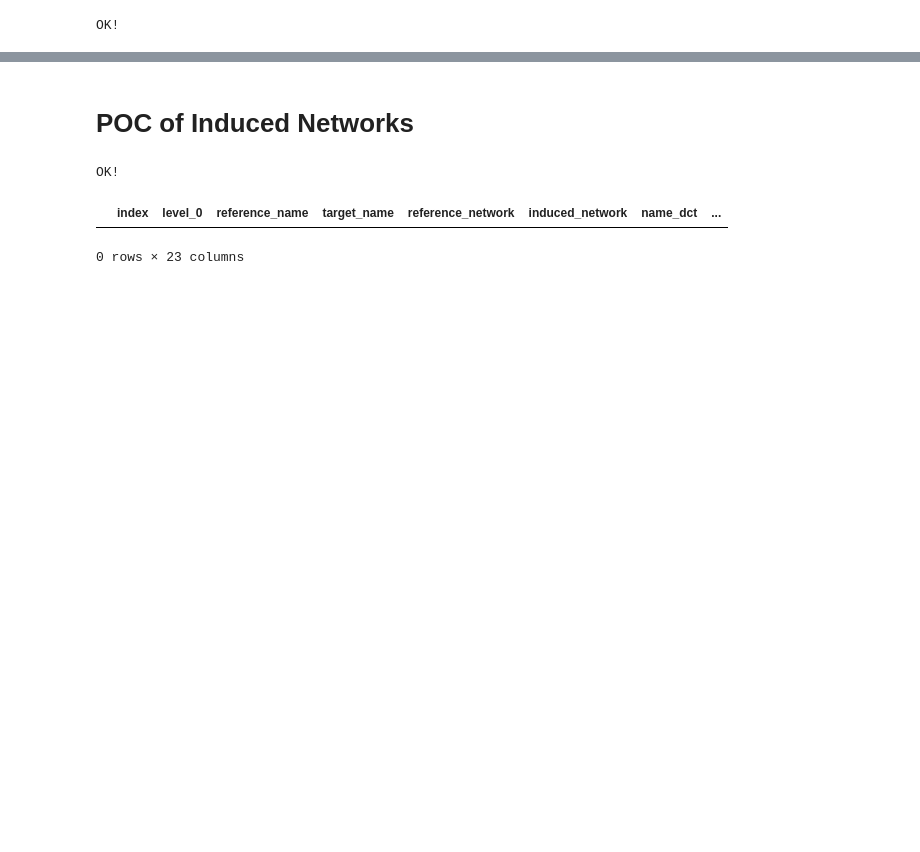
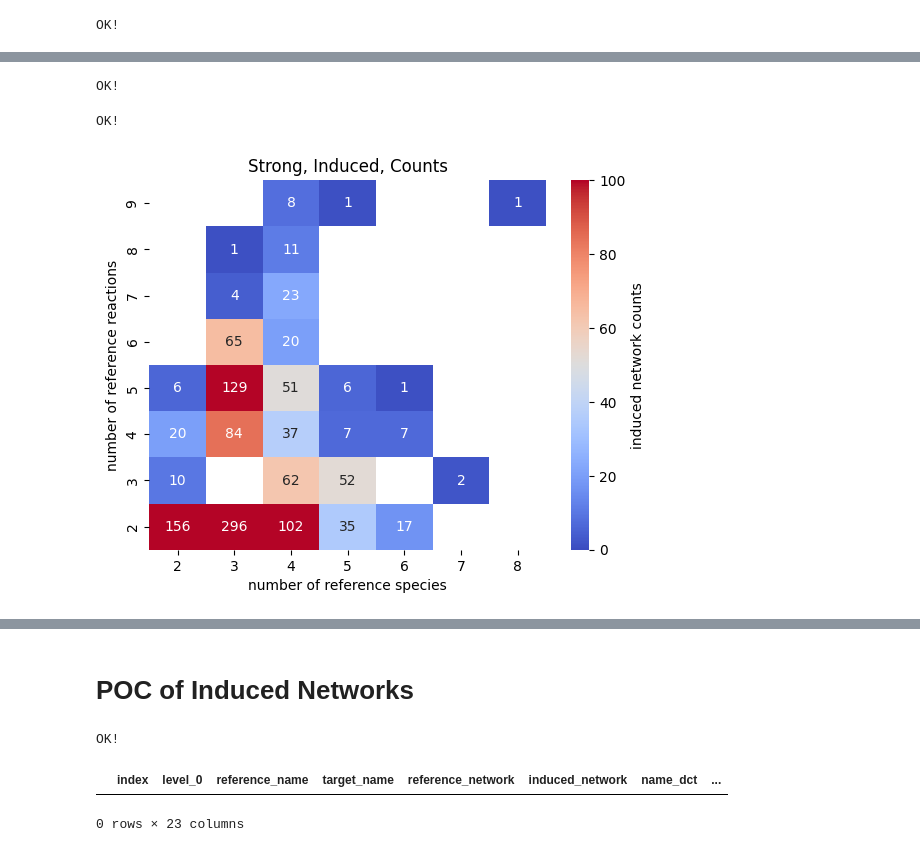
Before and after one commit to ModelEngineering/pySubnetSB, a Jupyter notebook: notebooks/analyze_biomodels_subnets.ipynb, the cells around one changed output, grey strips where cells are left out. Cells and saved outputs as stored; diff of their text form; code cells hidden in the pictures; blank space fills up the shorter version.

Commit message:
biomodels_summary.csv is median of 3 runs of 1e5 networks; progresss on analysis.

```diff
--- a/notebooks/analyze_biomodels_subnets.ipynb
+++ b/notebooks/analyze_biomodels_subnets.ipynb
@@ -289,0 +327,45 @@ plotModelPOC(is_strong=False)
+# %%
+def heatmapPOC(df, column, title:str="", is_plot:bool=True):
+    """
+    Does a heatmap of probability of occurrence w.r.t. species and reactions.
+    """
+    pivot_df = df.pivot_table(values=column,
+                    index=cn.D_NUM_REACTION, columns=cn.D_NUM_SPECIES, aggfunc='median')
+    pivot_df = pivot_df.map(lambda x: calculateLog10Probability(x))
+    pivot_df.sort_index(level=0, ascending=False, inplace=True)
+    if is_plot:
+        sns.heatmap(pivot_df, annot=True, fmt="1.1f", cmap="coolwarm", vmin=0, vmax=5,
+              annot_kws={'size': 8},
+              cbar_kws={'label': '-log10 Probability of occurrence'})
+        plt.title(title)
+        plt.xlabel("number of species")
+        plt.ylabel("number of reactions")
+# Test
+heatmapPOC(STRONG_DF, 'probability_of_occurrence_strong_induced', title="Strong, Induced, POC", is_plot=False)
+print("OK!")
+# %% [output]
+OK!
+# %%
+def heatmapCount(induced_df, title:str="", is_plot:bool=True):
+    """
+    Counts occurrences of induced networks.
+    """
+    ser = induced_df.groupby([cn.D_NUM_SPECIES, cn.D_NUM_REACTION]).count()['index']
+    num_species = [x[0] for x in ser.index]
+    num_reactions = [x[1] for x in ser.index]
+    df = pd.DataFrame({cn.D_NUM_SPECIES: num_species, cn.D_NUM_REACTION: num_reactions, 'count': ser.values})
+    pivot_df = df.pivot_table(values='count', index=cn.D_NUM_REACTION, columns=cn.D_NUM_SPECIES)
+    pivot_df.sort_index(level=0, ascending=False, inplace=True)
+    if is_plot:
+        sns.heatmap(pivot_df, annot=True, fmt="1.0f", cmap="coolwarm", vmin=0, vmax=100,
+              annot_kws={'size': 10},
+              cbar_kws={'label': 'induced network counts'})
+        plt.title(title)
+        plt.xlabel("number of reference species")
+        plt.ylabel("number of reference reactions")
+# Test
+heatmapCount(STRONG_DF, title="Strong, Induced, Counts", is_plot=True)
+print("OK!")
+# %% [output]
+OK!
+[figure, added]
```
Also changed, not shown: parts of 21 cells of this notebook, 2 other files.
